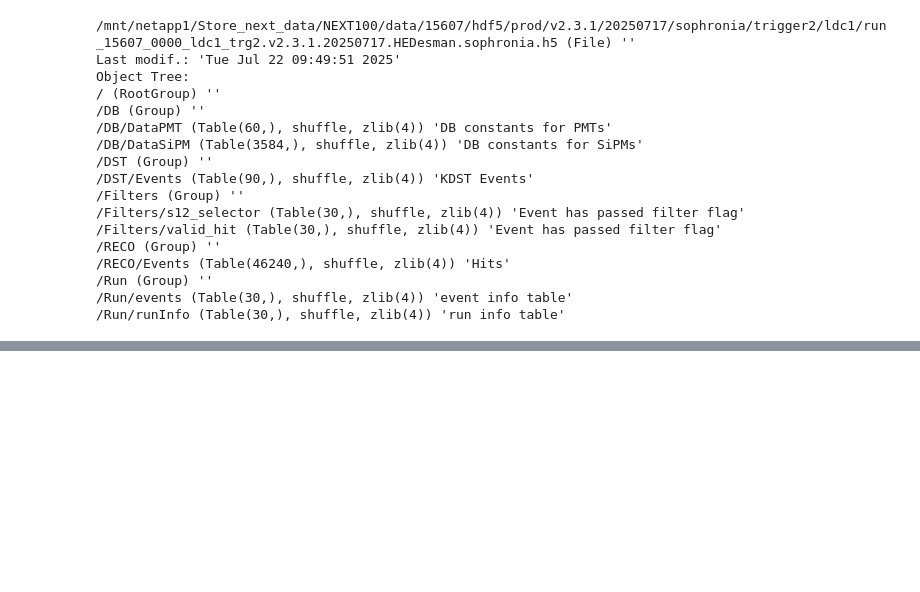
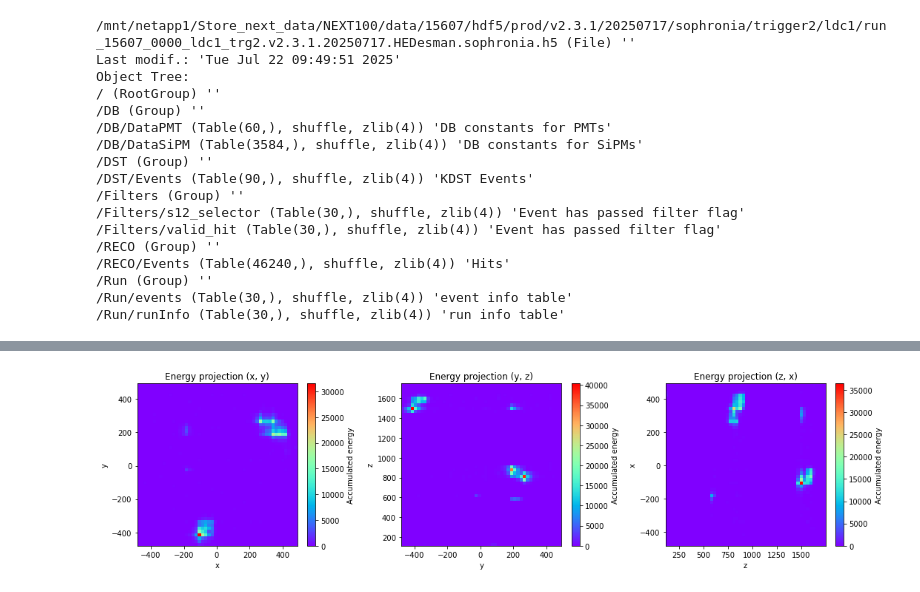
Before and after one commit to jahernando/nextana, a Jupyter notebook: NB/tutorial/sophronia.ipynb, the cells around one changed output, grey strips where cells are left out. Cells and saved outputs as stored; diff of their text form; code cells hidden in the pictures; blank space fills up the shorter version.

```diff
--- a/NB/tutorial/sophronia.ipynb
+++ b/NB/tutorial/sophronia.ipynb
@@ -402,0 +90,4 @@ pltext.df_inspect((dfuni[selbkg], dfuni[selsig]), labels = vars, density = True)
+# %%
+pdisplay.plot_energy_projections(event.X, event.Y, event.Z, event.E)
+# %% [output]
+[figure, added]
```
Also changed, not shown: parts of 57 cells of this notebook, 1 other file.
